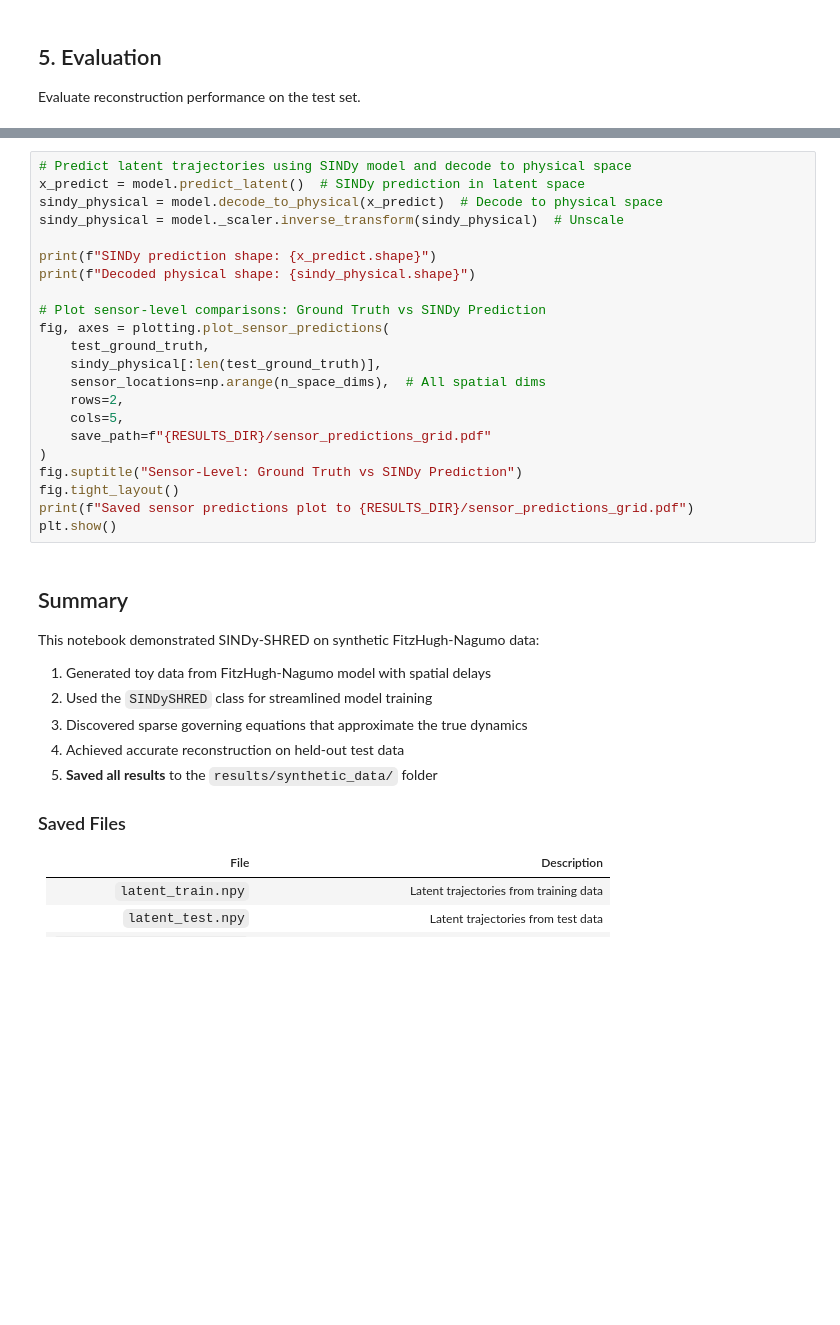
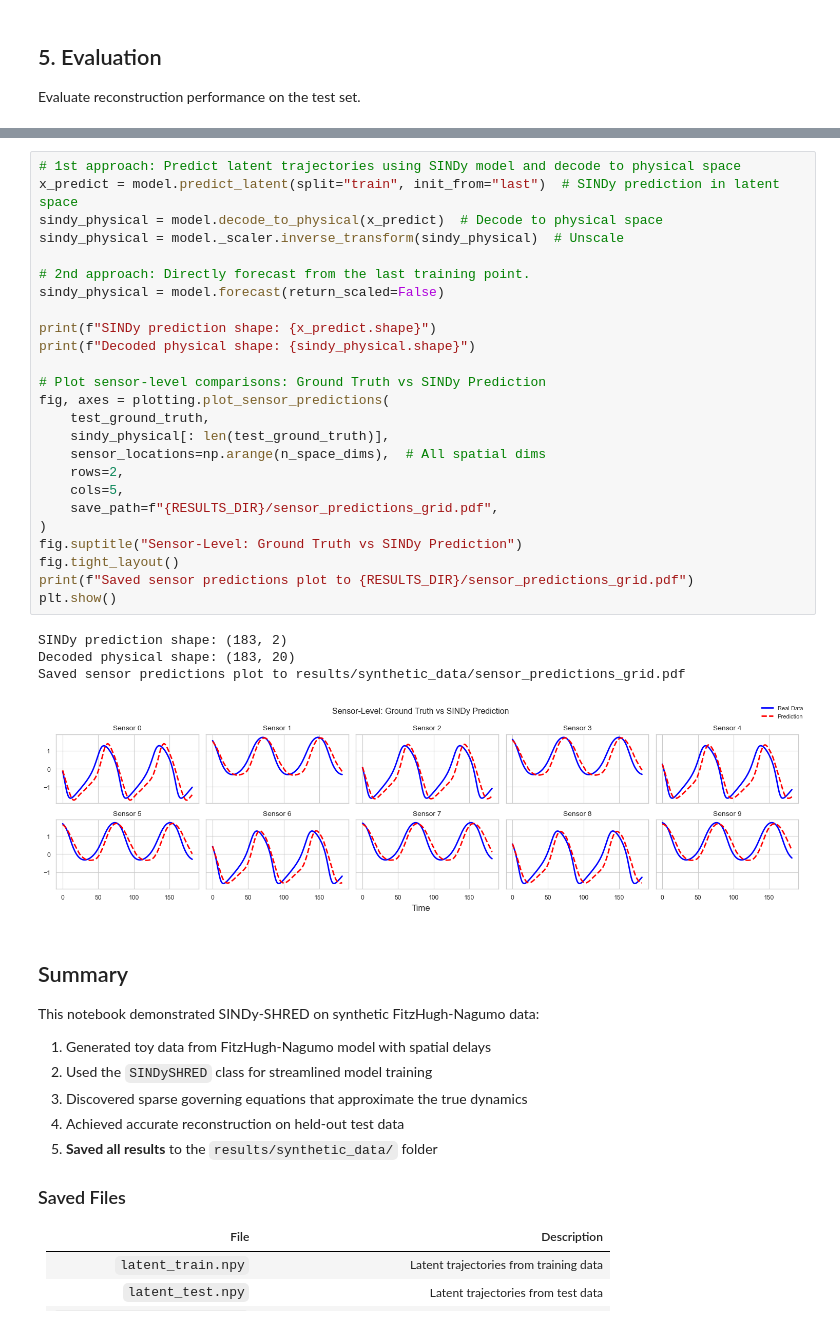
Before and after one commit to gaoliyao/sindy-shred, a Jupyter notebook: synthetic_data_analysis_detailed.ipynb, the cells around one changed output, grey strips where cells are left out. Cells and saved outputs as stored; diff of their text form; blank space fills up the shorter version.

```diff
--- a/synthetic_data_analysis_detailed.ipynb
+++ b/synthetic_data_analysis_detailed.ipynb
@@ -348,25 +428,33 @@ Compare real vs predicted at individual spatial locations (sensors).
 # %%
-# Predict latent trajectories using SINDy model and decode to physical space
-x_predict = model.predict_latent()  # SINDy prediction in latent space
+# 1st approach: Predict latent trajectories using SINDy model and decode to physical space
+x_predict = model.predict_latent(split="train", init_from="last")  # SINDy prediction in latent space
 sindy_physical = model.decode_to_physical(x_predict)  # Decode to physical space
 sindy_physical = model._scaler.inverse_transform(sindy_physical)  # Unscale
+
+# 2nd approach: Directly forecast from the last training point.
+sindy_physical = model.forecast(return_scaled=False)
 
 print(f"SINDy prediction shape: {x_predict.shape}")
 print(f"Decoded physical shape: {sindy_physical.shape}")
 
 # Plot sensor-level comparisons: Ground Truth vs SINDy Prediction
 fig, axes = plotting.plot_sensor_predictions(
     test_ground_truth,
-    sindy_physical[:len(test_ground_truth)],
+    sindy_physical[: len(test_ground_truth)],
     sensor_locations=np.arange(n_space_dims),  # All spatial dims
     rows=2,
     cols=5,
-    save_path=f"{RESULTS_DIR}/sensor_predictions_grid.pdf"
+    save_path=f"{RESULTS_DIR}/sensor_predictions_grid.pdf",
 )
 fig.suptitle("Sensor-Level: Ground Truth vs SINDy Prediction")
 fig.tight_layout()
 print(f"Saved sensor predictions plot to {RESULTS_DIR}/sensor_predictions_grid.pdf")
 plt.show()
+# %% [output]
+SINDy prediction shape: (183, 2)
+Decoded physical shape: (183, 20)
+Saved sensor predictions plot to results/synthetic_data/sensor_predictions_grid.pdf
+[figure, added]
 # %% [markdown]
 ## Summary
 
```
Also changed, not shown: parts of 15 cells of this notebook, 1 other file.
